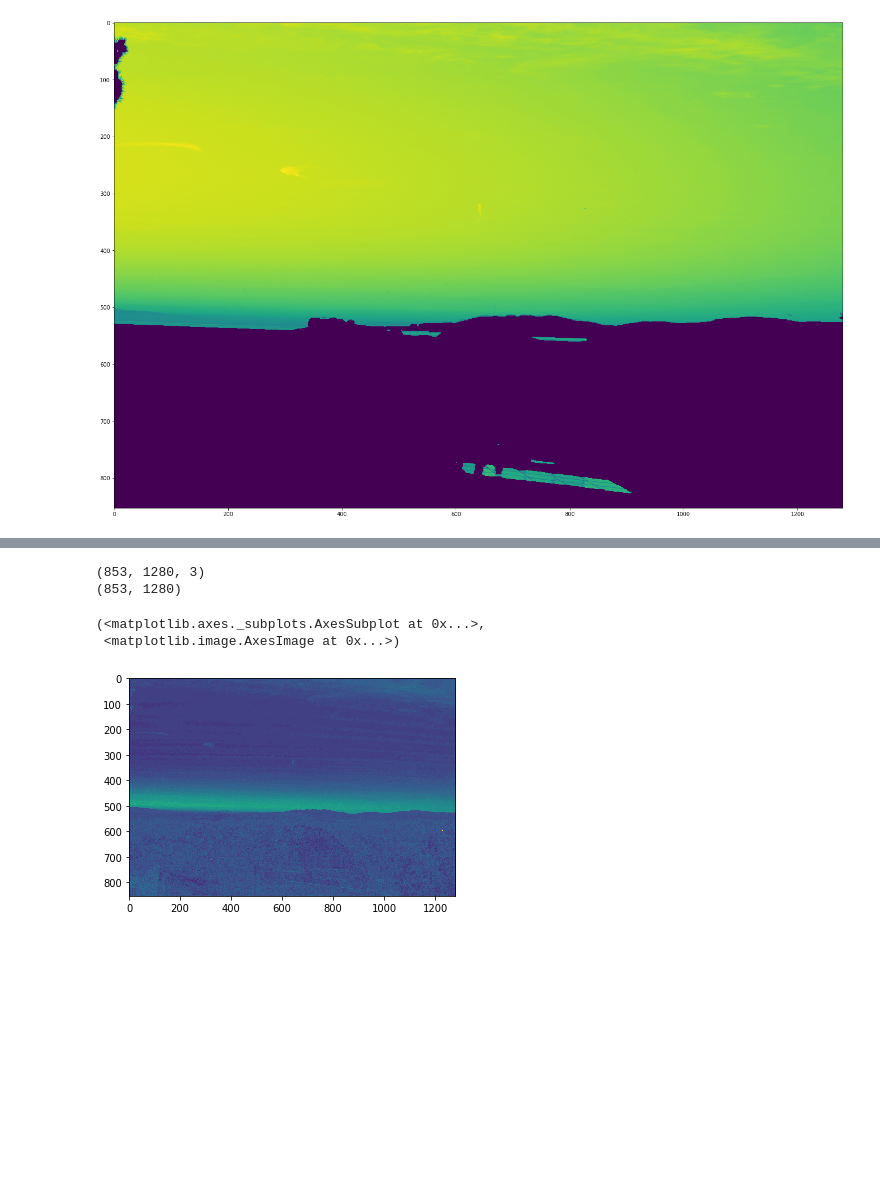
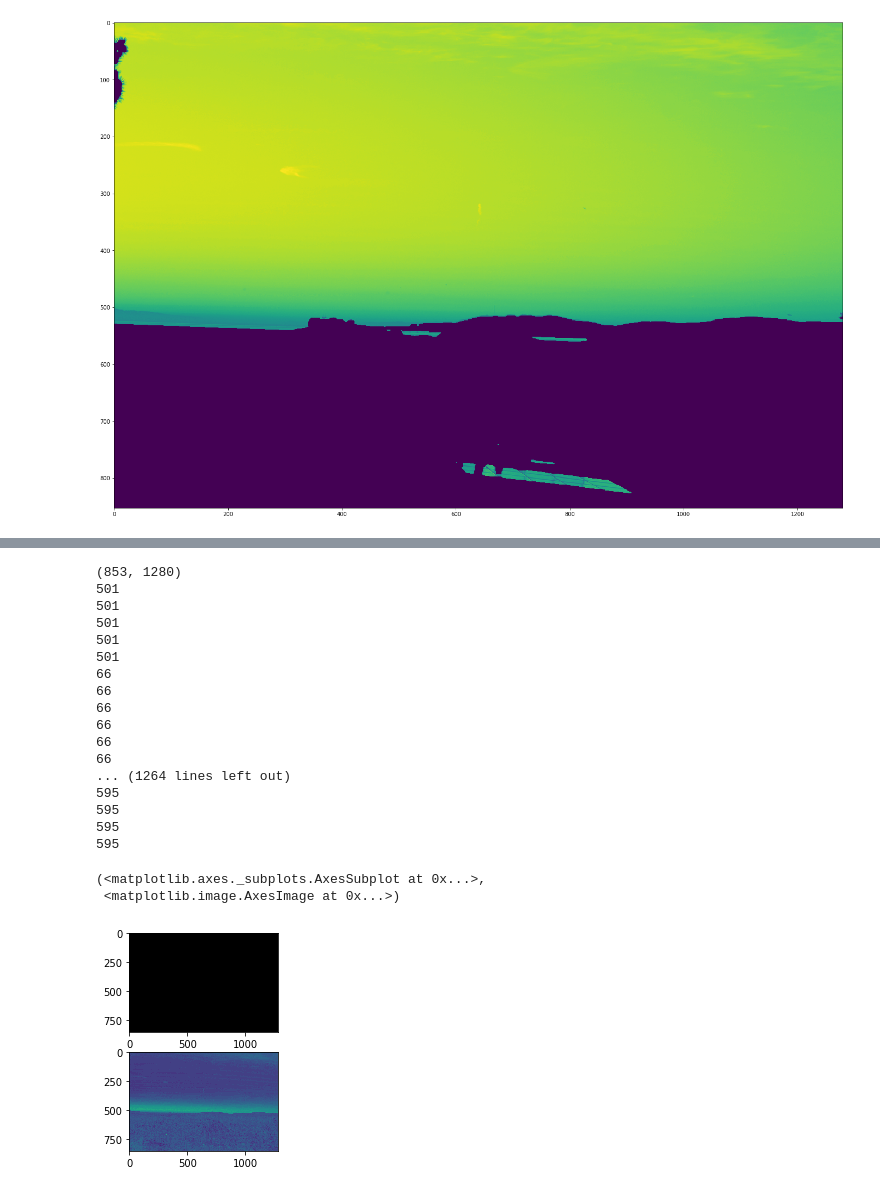
Before and after one commit to eridgraves/horizon_detection_old, a Jupyter notebook: hierarchical_horizon_test.ipynb, the cells around one changed output, grey strips where cells are left out. Cells and saved outputs as stored; diff of their text form; code cells hidden in the pictures; blank space fills up the shorter version.

Commit message:
Single-pixel change written

```diff
--- a/hierarchical_horizon_test.ipynb
+++ b/hierarchical_horizon_test.ipynb
@@ -148,39 +146,71 @@ plt.subplot(111),plt.imshow(img)
 # %%
 ## Maximum Vertical Change in Intensity
 
 # Choose a single intensity channel --> LAB format, use lightness
 img_LAB = cv.cvtColor(img_BGR, cv.COLOR_BGR2LAB)
 #print(img_LAB.shape)
 #plt.figure(figsize = (12,36))
-#plt.subplot(111),plt.imshow(img_LAB)
+#plt.subplot(112),plt.imshow(img_LAB)
 
 # Strip to just Lightness channel
 img_L = img_LAB[:,:,1]
-#print(img_L.shape)
-#plt.subplot(111),plt.imshow(img_L)
+print(img_L.shape)
+plt.subplot(212),plt.imshow(img_L)
 
-# Define max_diff : (pixel_num, value)
-max_diff = (0,0)
+# Make new mask of same dimensions to store horizon
+rows,cols = img_L.shape
+horizon_mask = np.zeros((rows,cols,3), np.uint8)
+
+# Define max_diff : (row pixel number, value)
+max_diff = 0
+max_row = 0
 
 # For each column of the image
-rows,cols,ch = img_L.shape
+for c in range(0, cols - 1):# - 5): #-- TODO: Make a window for search? --> 5 pixels vertically
 
-for c in range(0, cols - 5): #-- Make a window for search --> 5 pixels vertically
-    #-- Start at top and move window down image
+    #-- Start at top and move down image
+    #-- For each step
+    for r in range(0, rows-2): # to avoid stepping OOBs, comparing current to pixel below
 
-    max_diff =
+        #---- Calculate the difference in lightness among pixels
+        cur_px = img_L[r, c]
+        next_px = img_L[r+1, c]
+
+        #l_diff = abs(cur_px - next_px) # DOESNT WORK: overflows uint8 data
+        l_diff = abs(int(cur_px) - int(next_px)) # do calculation as ints to avoid this
+
+        #---- If this is a maximum, save the  location
+        if(l_diff > max_diff):
+            max_diff = l_diff
+            max_row = r
 
 
-#-- For each step of the window
-#---- Calculate the difference in lightness among pixels in the window
-#---- If this is a maximum, save the window location
+    #-- Mark the maximum difference in the image on the horizon mask
+    horizon_mask[max_row, c, 0] = 255
+    #print(max_row)
 
-#-- Mark the maximum difference window in the image
 
 # Display the resulting marks
+#plt.figure(figsize = (12,36))
+plt.subplot(211),plt.imshow(horizon_mask)
 # %% [output]
-(853, 1280, 3)
 (853, 1280)
+501
+501
+501
+501
+501
+66
+66
+66
+66
+66
+66
+... (1264 lines left out)
+595
+595
+595
+595
 (<matplotlib.axes._subplots.AxesSubplot at 0x...>,
  <matplotlib.image.AxesImage at 0x...>)
-[figure, old version]
+[figure, new version]
```
Also changed, not shown: parts of 2 cells of this notebook.
